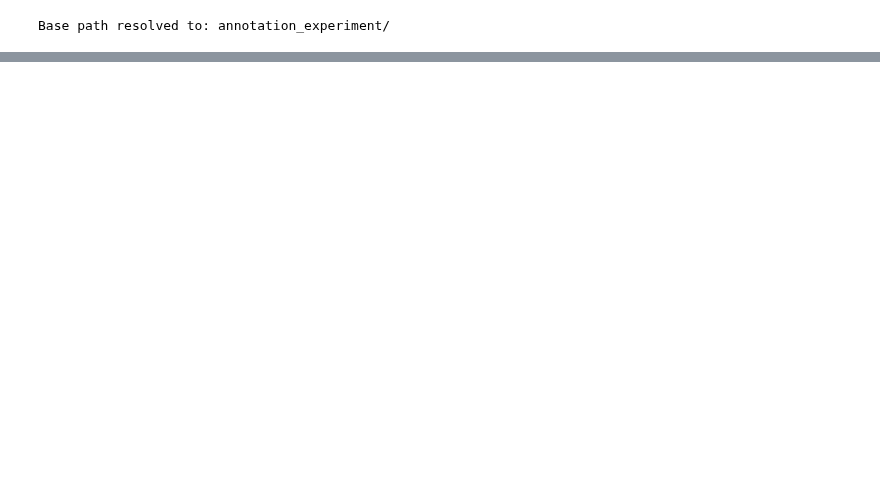
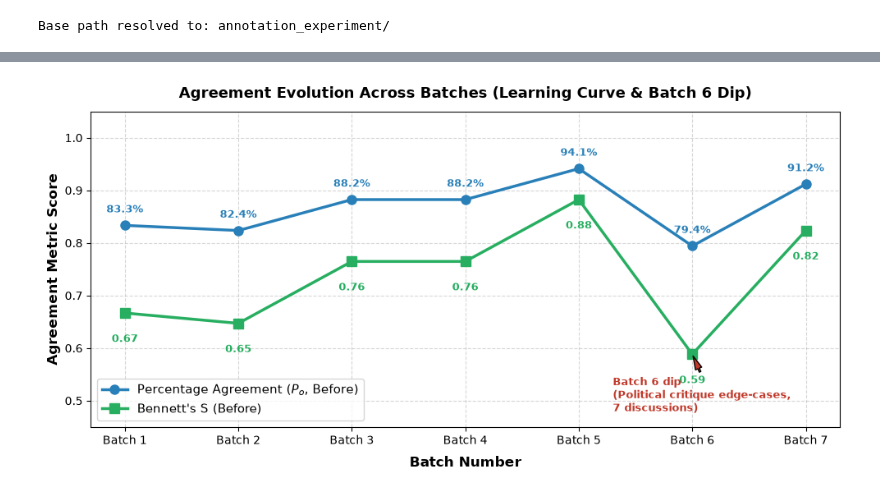
Before and after one commit to daniilperkin-uni/bsem, a Jupyter notebook: annotation_experiment/presentation/annotated_data_analysis.ipynb, the cells around one changed output, grey strips where cells are left out. Cells and saved outputs as stored; diff of their text form; code cells hidden in the pictures; blank space fills up the shorter version.

```diff
--- a/annotation_experiment/presentation/annotated_data_analysis.ipynb
+++ b/annotation_experiment/presentation/annotated_data_analysis.ipynb
@@ -201,0 +334,79 @@ df["final_label"] = df.apply(final_label, axis=1)
+# %%
+# Compute granular metrics per batch
+batch_summary_list = []
+
+for b in sorted(df["batch_number"].unique()):
+    sub_b = df[df["batch_number"] == b]
+    n_b = len(sub_b)
+
+    # Discussions and expert escalations in this batch
+    dis_b_before = int(sum(sub_b["before_group1_annotator1"] != sub_b["before_group1_annotator2"]))
+    unresolved_b = int(sum(sub_b["after_group1_annotator1"] != sub_b["after_group1_annotator2"]))
+
+    # Agreement metrics
+    pa_b_before = (sub_b["before_group1_annotator1"] == sub_b["before_group1_annotator2"]).mean()
+    pa_b_after = (sub_b["after_group1_annotator1"] == sub_b["after_group1_annotator2"]).mean()
+    s_b_before = 2.0 * pa_b_before - 1.0
+    s_b_after = 2.0 * pa_b_after - 1.0
+
+    # Final prevalence
+    prev_final_b = sub_b["final_label"].mean()
+
+    batch_summary_list.append({
+        "Batch": f"Batch {b}",
+        "N": n_b,
+        "Discussions": dis_b_before,
+        "Escalated to Expert": unresolved_b,
+        "Po (Before)": f"{pa_b_before:.2%}",
+        "Po (After)": f"{pa_b_after:.2%}",
+        "Bennett's S (Before)": f"{s_b_before:.4f}",
+        "Bennett's S (After)": f"{s_b_after:.4f}",
+        "Final Prevalence": f"{prev_final_b:.2%}",
+        # raw numeric values for plotting
+        "_pa_before": pa_b_before,
+        "_s_before": s_b_before,
+        "_discussions": dis_b_before
+    })
+
+df_batch_summary = pd.DataFrame(batch_summary_list)
+display(df_batch_summary.drop(columns=["_pa_before", "_s_before", "_discussions"]))
+
+# Plot: Evolution of Inter-Annotator Agreement across Batches 1 to 7
+fig, ax1 = plt.subplots(figsize=(10, 5))
+batches_x = np.arange(len(batch_summary_list))
+batch_labels = [r["Batch"] for r in batch_summary_list]
+
+po_values = [r["_pa_before"] for r in batch_summary_list]
+s_values = [r["_s_before"] for r in batch_summary_list]
+disc_values = [r["_discussions"] for r in batch_summary_list]
+
+# Line plots for Po and Bennett's S
+line1 = ax1.plot(batches_x, po_values, marker="o", linewidth=2.5, markersize=8, color="#2980b9", label="Percentage Agreement ($P_o$, Before)")
+line2 = ax1.plot(batches_x, s_values, marker="s", linewidth=2.5, markersize=8, color="#27ae60", label="Bennett's S (Before)")
+
+ax1.set_xlabel("Batch Number", fontweight="bold", labelpad=8)
+ax1.set_ylabel("Agreement Metric Score", fontweight="bold")
+ax1.set_xticks(batches_x)
+ax1.set_xticklabels(batch_labels)
+ax1.set_ylim(0.45, 1.05)
+ax1.grid(True, linestyle="--", alpha=0.5)
+
+# Annotate points on the line plot
+for i, (po, s) in enumerate(zip(po_values, s_values)):
+    ax1.text(i, po + 0.02, f"{po:.1%}", ha="center", va="bottom", fontsize=9, fontweight="bold", color="#2980b9")
+    ax1.text(i, s - 0.04, f"{s:.2f}", ha="center", va="top", fontsize=9, fontweight="bold", color="#27ae60")
+
+# Highlight Batch 6 dip with an annotation
+ax1.annotate(
+    "Batch 6 dip\n(Political critique edge-cases,\n7 discussions)",
+    xy=(5, s_values[5]), xytext=(4.3, 0.48),
+    arrowprops=dict(facecolor="#c0392b", shrink=0.08, width=1.5, headwidth=6),
+    fontsize=9.5, fontweight="bold", color="#c0392b"
+)
+
+ax1.set_title("Agreement Evolution Across Batches (Learning Curve & Batch 6 Dip)", fontweight="bold", pad=12)
+ax1.legend(loc="lower left")
+
+plt.tight_layout()
+plt.show()
+# %% [output]
@@ -201,0 +421 @@ df["final_label"] = df.apply(final_label, axis=1)
+[figure, added]
```
Also changed, not shown: parts of 21 cells of this notebook.
